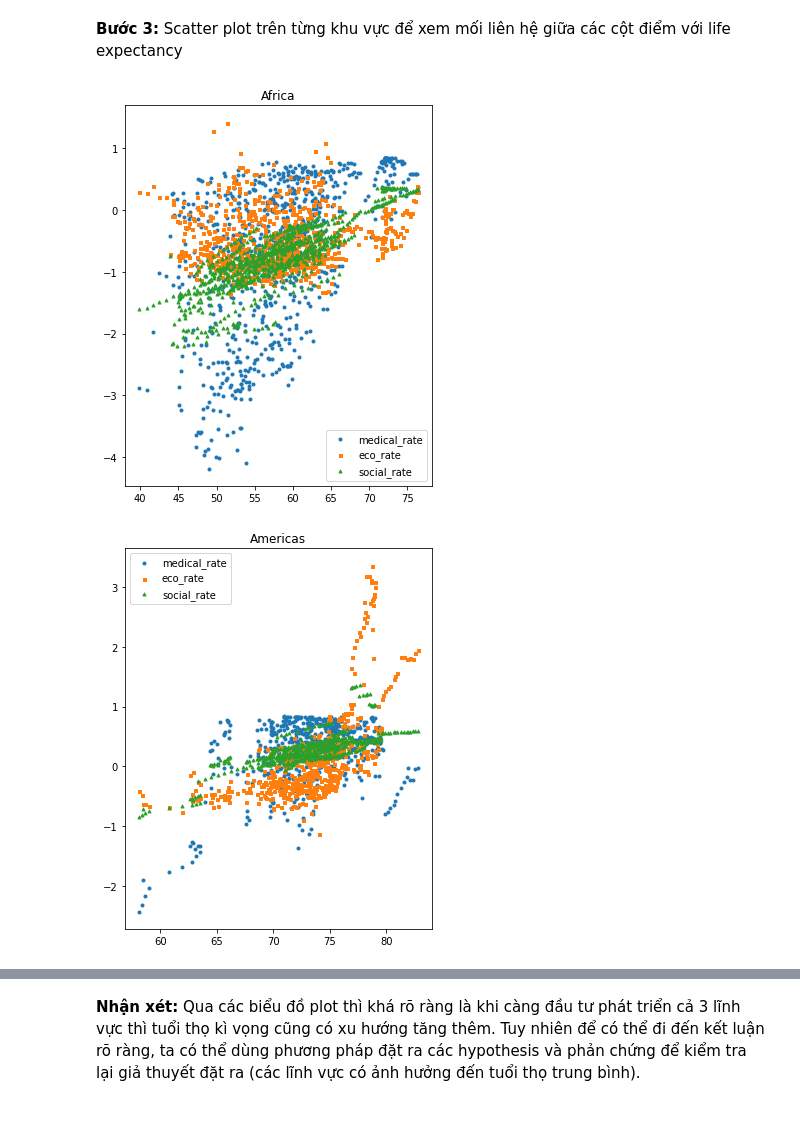
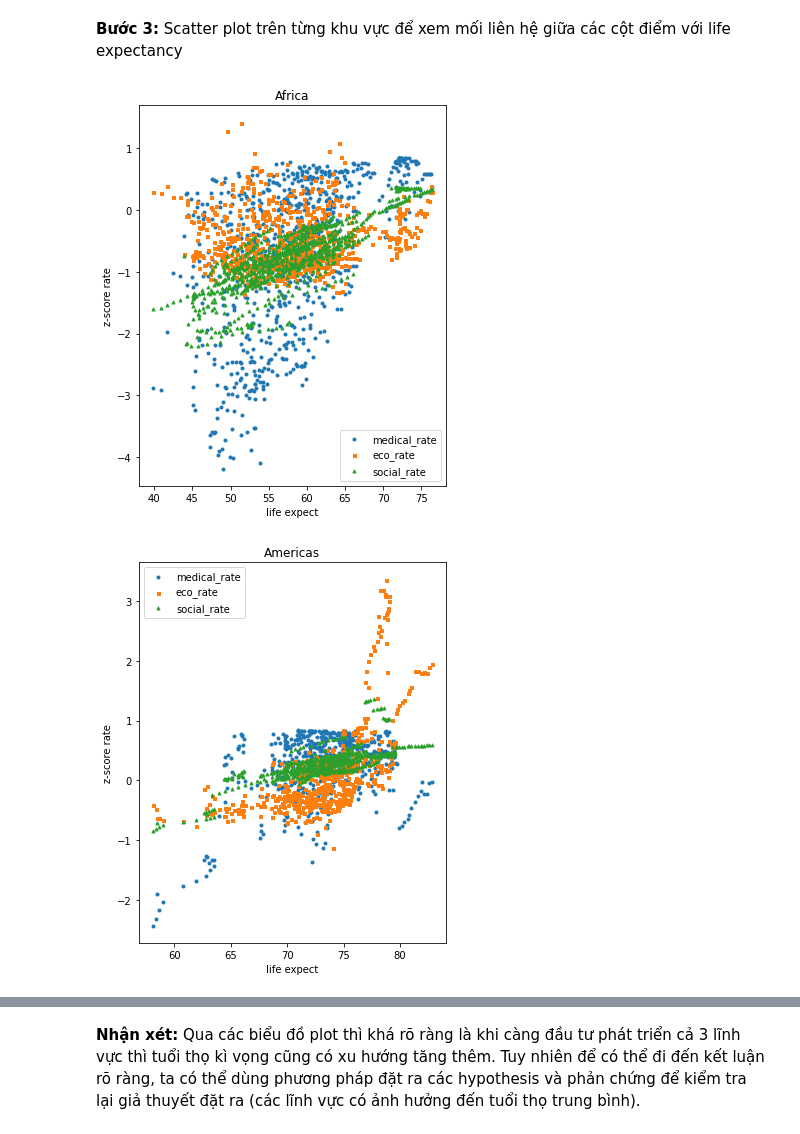
Before and after one commit to tronglocbrvt/FinalProject-P4DS, a Jupyter notebook: 18120197_19120068.ipynb, the cells around one changed output, grey strips where cells are left out. Saved outputs shown, nothing was run; the diff lists cells and outputs as text; code cells hidden in the pictures.

```diff
--- a/18120197_19120068.ipynb
+++ b/18120197_19120068.ipynb
@@ -1332,14 +1329,16 @@ regions = life_exp_pro_df['region'].unique()
 # %%
 def rate_df_scatter(df, name):
     plt.figure(figsize=(5.5,7))
     plt.scatter(x=df['life_expect'], y=df['medical_rate'], label='medical_rate', marker='o', s=9)
     plt.scatter(x=df['life_expect'], y=df['eco_rate'], label='eco_rate', marker='s', s=9)
     plt.scatter(x=df['life_expect'], y=df['social_rate'], label='social_rate', marker='^', s=9)
+    plt.xlabel('life expect')
+    plt.ylabel('z-score rate')
     plt.legend()
     plt.title(name)
 for region in regions:
     region_df = field_rate_df[field_rate_df['region'] == region]
     rate_df_scatter(region_df, region)
 # %% [output]
-[figure, old version]
+[figure, new version]
-[figure, old version]
+[figure, new version]
```
Also changed, not shown: parts of 25 cells of this notebook.
